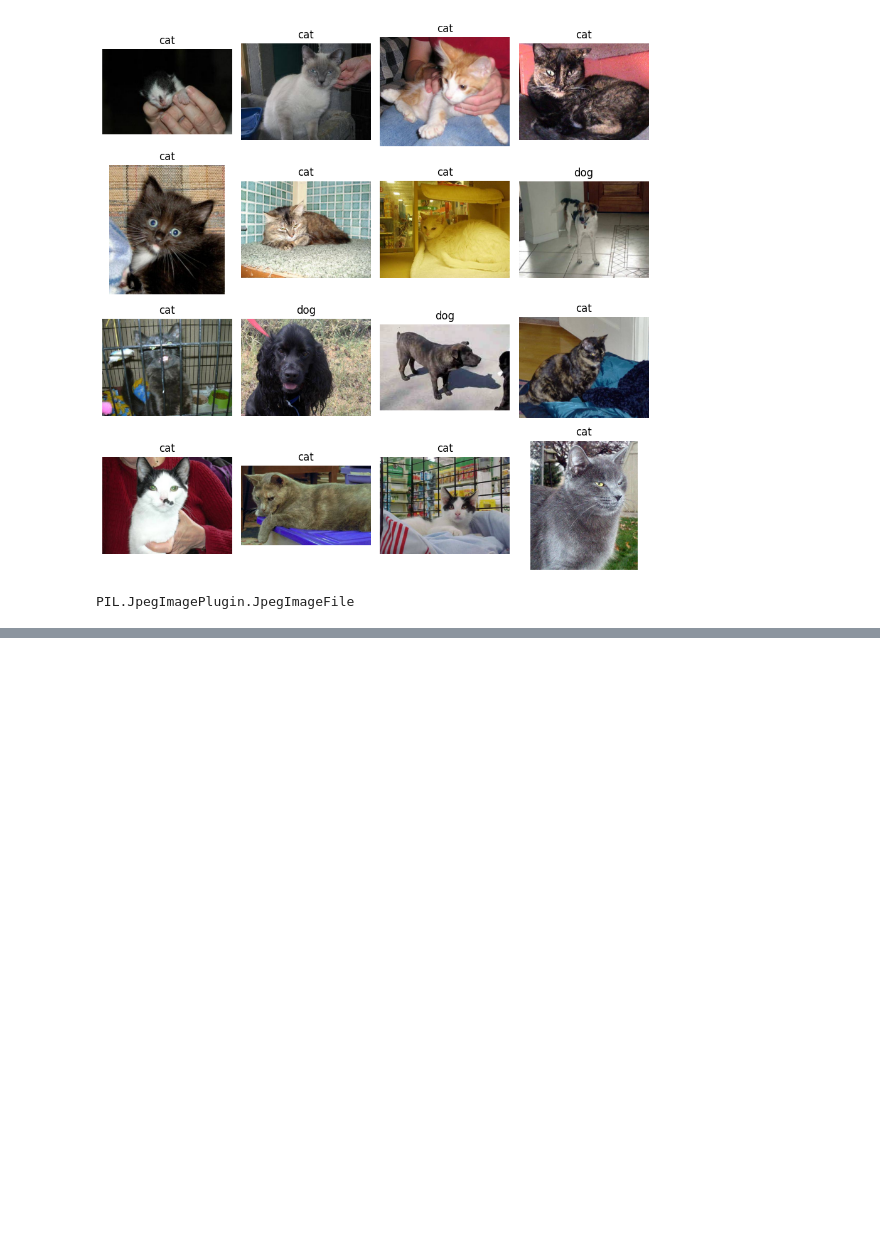
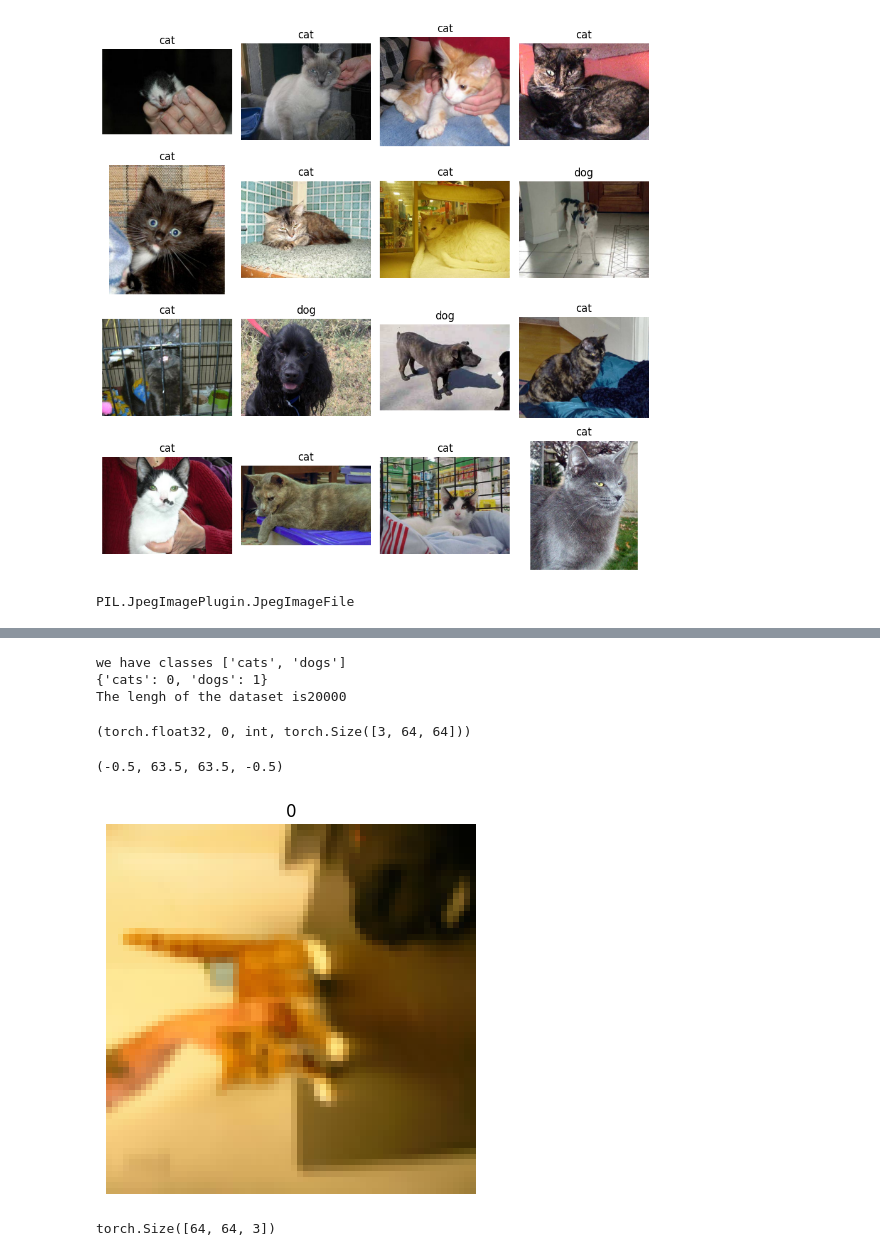
Before and after one commit to Shantnu-singh/PyTorch---Basic-to-Advance, a Jupyter notebook: L12 - CNN in PyTorch.ipynb, the cells around one changed output, grey strips where cells are left out. Saved outputs shown, nothing was run; the diff lists cells and outputs as text; code cells hidden in the pictures; blank space fills up the shorter version.

```diff
--- a/L12 - CNN in PyTorch.ipynb
+++ b/L12 - CNN in PyTorch.ipynb
@@ -103,0 +119,4 @@ TypeError: 'JpegImageFile' object is not subscriptable
+# %%
+# Load the data
+from torchvision import datasets
+train_data = datasets.ImageFolder(root="Dataset/train" , transform= data_transformer , target_transform= None)
@@ -103,0 +135,26 @@ TypeError: 'JpegImageFile' object is not subscriptable
+# %%
+print(f"we have classes {train_data.classes}")
+label_class = train_data.class_to_idx
+print(train_data.class_to_idx)
+print(f"The lengh of the dataset is{len(train_data)}")
+# %% [output]
+we have classes ['cats', 'dogs']
+{'cats': 0, 'dogs': 1}
+The lengh of the dataset is20000
+# %%
+img , label = train_data[0][0] , train_data[0][1]
+img.dtype , label , type(label) , img.shape
+# %% [output]
+(torch.float32, 0, int, torch.Size([3, 64, 64]))
+# %%
+img_new = img.permute(2 , 1 , 0)
+plt.imshow(img_new)
+plt.title(label)
+plt.axis(False)
+# %% [output]
+(-0.5, 63.5, 63.5, -0.5)
+[figure, added]
+# %%
+img.shape
+# %% [output]
+torch.Size([64, 64, 3])
```
Also changed, not shown: parts of 3 cells of this notebook, 3 other files.
